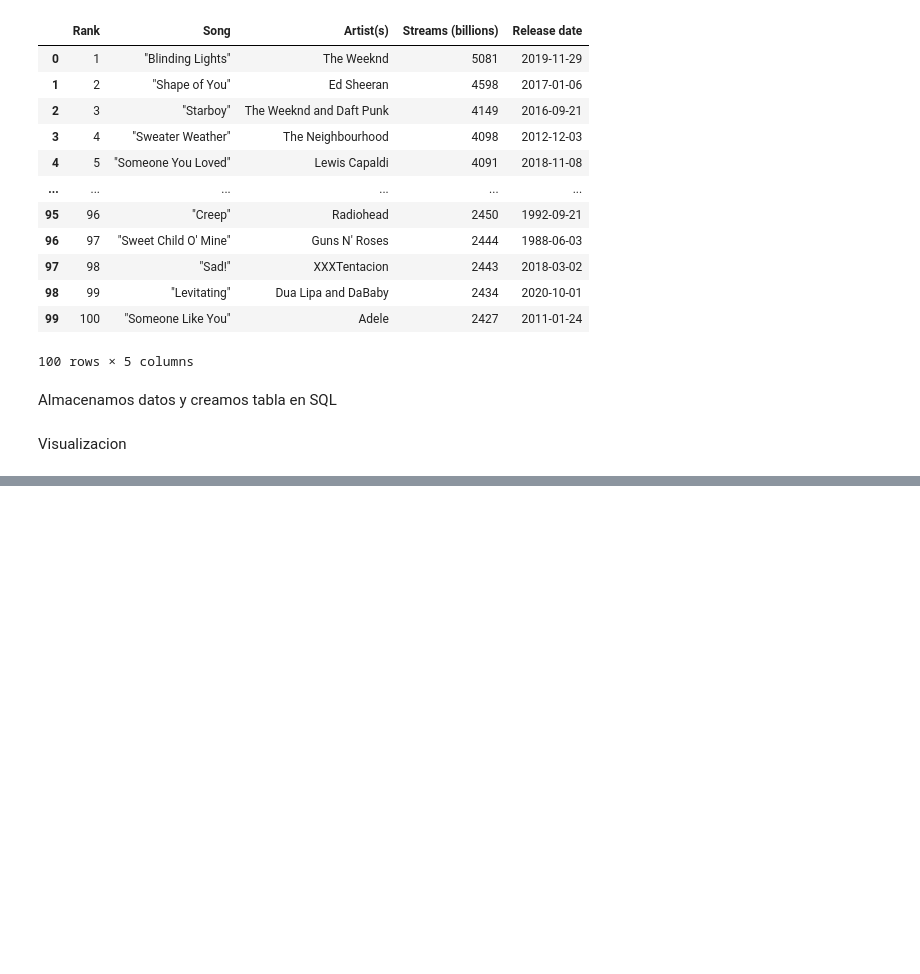
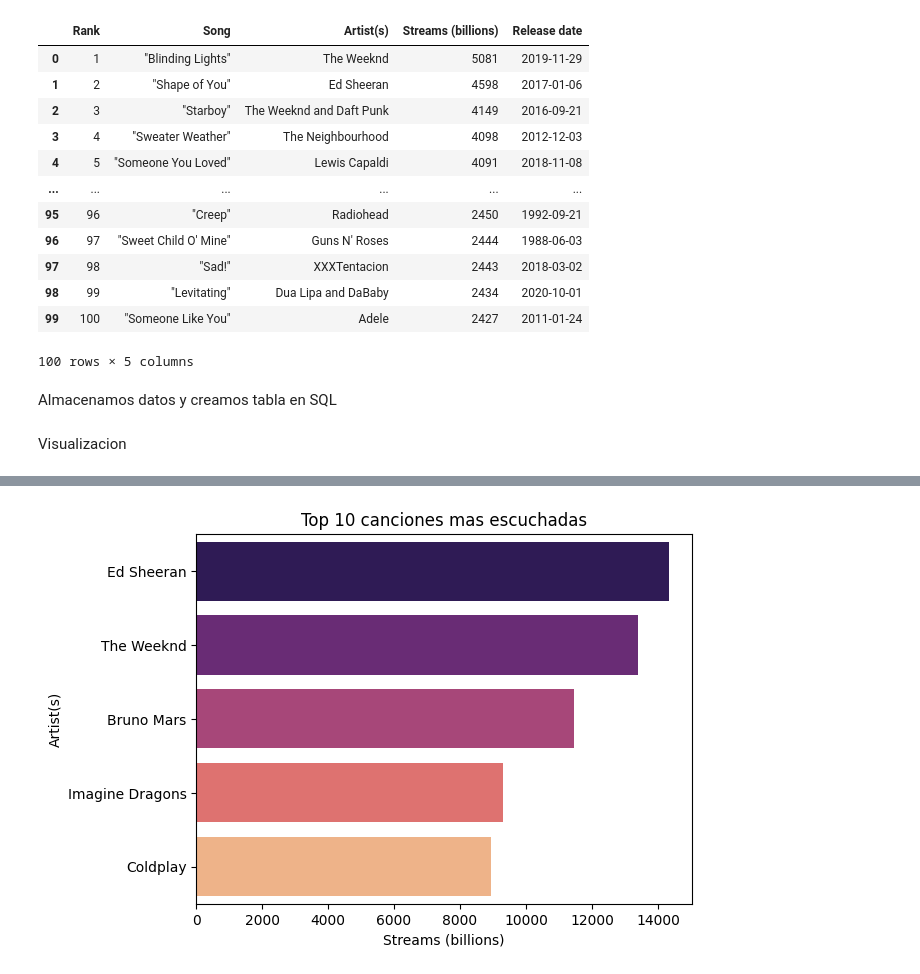
Before and after one commit to Jovegom/web-scraping-project-tutorial, a Jupyter notebook: src/explore.es.ipynb, the cells around one changed output, grey strips where cells are left out. Cells and saved outputs as stored; diff of their text form; code cells hidden in the pictures; blank space fills up the shorter version.

```diff
--- a/src/explore.es.ipynb
+++ b/src/explore.es.ipynb
@@ -92,0 +95,8 @@ SyntaxError: invalid syntax. Maybe you meant '==' or ':=' instead of '='? (42778
+# %%
+artistas_mas_escuchados=tabla.groupby("Artist(s)",as_index=False)["Streams (billions)"].sum()
+top5=artistas_mas_escuchados.nlargest(5,"Streams (billions)")
+sns.barplot(data=top5,x="Streams (billions)",y="Artist(s)",hue="Artist(s)",palette="magma", legend=False)
+plt.title("Top 10 canciones mas escuchadas")
+plt.show()
+# %% [output]
+[figure, added]
```
Also changed, not shown: parts of 1 cell of this notebook, 1 other file.
